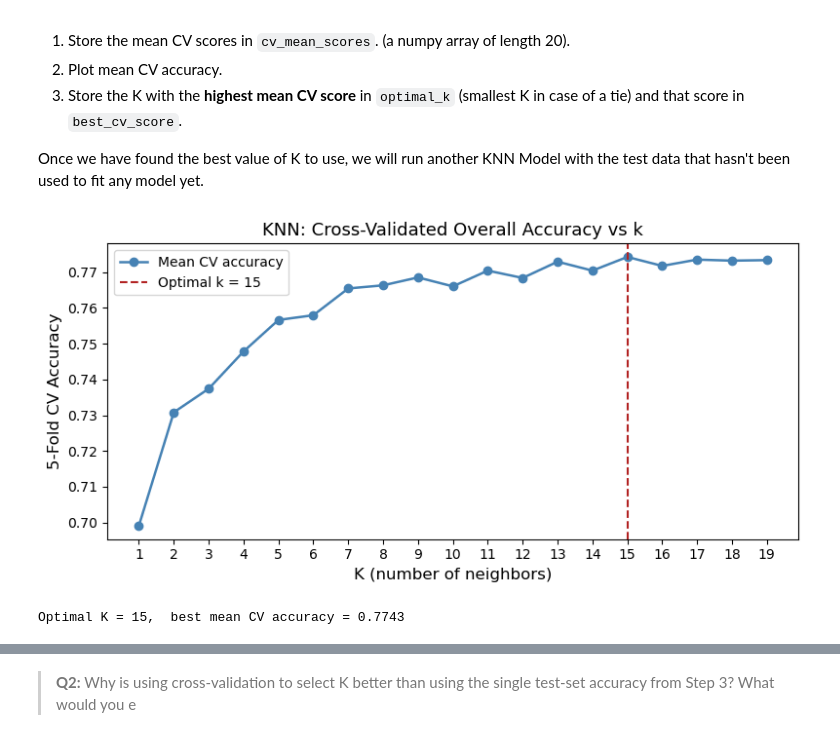
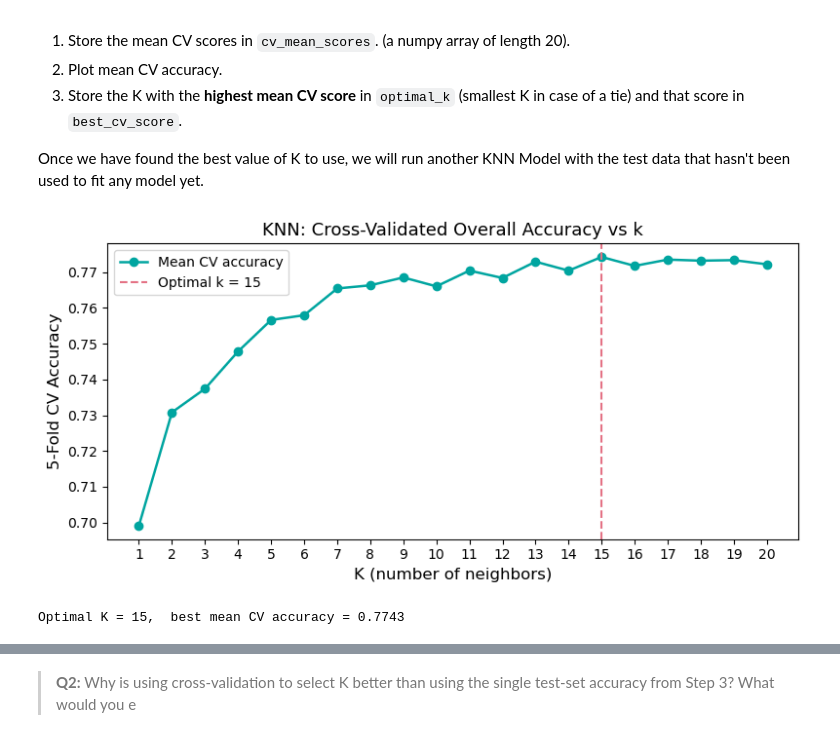
Before and after one commit to meganhessel/KNN_LogistinRegression, a Jupyter notebook: hw2-task2.ipynb, the cells around one changed output, grey strips where cells are left out. Cells and saved outputs as stored; diff of their text form; code cells hidden in the pictures.

```diff
--- a/hw2-task2.ipynb
+++ b/hw2-task2.ipynb
@@ -132,12 +130,11 @@ Complete the following steps:
 Because all three predictors are already percentile ranks on a 0–1 scale, features won't dominate KNN distances due to differing units, so no standardization step is needed.
 # %%
 # Clean predictor and response vairables
-var_of_interest = ['EPL_POV200', 'EPL_UNEMP', 'EPL_MINRTY', 'F_ASTHMA']
-df_model = df[var_of_interest].dropna() # Drop the NAs - KNeighborsClassifier doesn't allow any NAs
+df_model = df[['EPL_POV200', 'EPL_UNEMP', 'EPL_MINRTY', 'F_ASTHMA']].dropna() # Drop the NAs - KNeighborsClassifier doesn't allow any NAs
 
 # Select x and ys
-X = df_model[['EPL_POV200', 'EPL_UNEMP', 'EPL_MINRTY']]
-y = df_model['F_ASTHMA'].astype('int')
+X = df_model[['EPL_POV200', 'EPL_UNEMP', 'EPL_MINRTY']].values
+y = df_model['F_ASTHMA']
 
 # 70/30 train test split
 X_train, X_test, y_train, y_test = train_test_split(X, y,
@@ -239,38 +202,39 @@ Using `cross_val_score` with `cv=5`, compute the **mean** and **standard deviati
 Once we have found the best value of K to use, we will run another KNN Model with the test data that hasn't been used to fit any model yet.
 # %%
 # Identify hyperparameter
-k_values       = list(range(1,20))
+k_values       = list(range(1,21)) # 1-20
 cv_mean_scores = [] # Empty list to store accuracy scores in
 
-# Compute k-fold CV error on training set
+# Compute k-fold CV error on training set to itieralt over the k_values
 for k in k_values:
     knn = KNeighborsClassifier(n_neighbors=k)
 
     # Cross validation with 5 folds
     scores = cross_val_score(knn, X_train, y_train, cv = 5, scoring= 'accuracy')
     cv_mean_scores.append(scores.mean())
 
 
 cv_mean_scores = np.array(cv_mean_scores) # Create an array
 
 # Find optimal cv mean scores
+optimal_k =  k_values[np.argmax(cv_mean_scores)]
 best_cv_score = cv_mean_scores.max() # Highest cv mean scores
 
 # Visualize optimal k
 fig, ax = plt.subplots(figsize=(8, 4))
-ax.plot(k_values, cv_mean_scores, marker='o', color='steelblue', linewidth=1.8, label='Mean CV accuracy')
-ax.axvline(optimal_k, color='firebrick', linestyle='--', label=f'Optimal k = {optimal_k}')
+ax.plot(k_values, cv_mean_scores, marker='o', color='#00a5a0', linewidth=1.8, label='Mean CV accuracy')
+ax.axvline(optimal_k, color='#e47184', linestyle='--', label=f'Optimal k = {optimal_k}')
 ax.set_xlabel('K (number of neighbors)', fontsize=12)
 ax.set_ylabel('5-Fold CV Accuracy', fontsize=12)
 ax.set_title('KNN: Cross-Validated Overall Accuracy vs k', fontsize=13)
 ax.xaxis.set_major_locator(mticker.MultipleLocator(1))
 ax.legend()
 plt.tight_layout()
 plt.show()
 
 print(f'Optimal K = {optimal_k},  best mean CV accuracy = {best_cv_score:.4f}')
 # %% [output]
-[figure, old version]
+[figure, new version]
 Optimal K = 15,  best mean CV accuracy = 0.7743
 # %%
 grader.check("q5")
```
Also changed, not shown: parts of 25 cells of this notebook.
